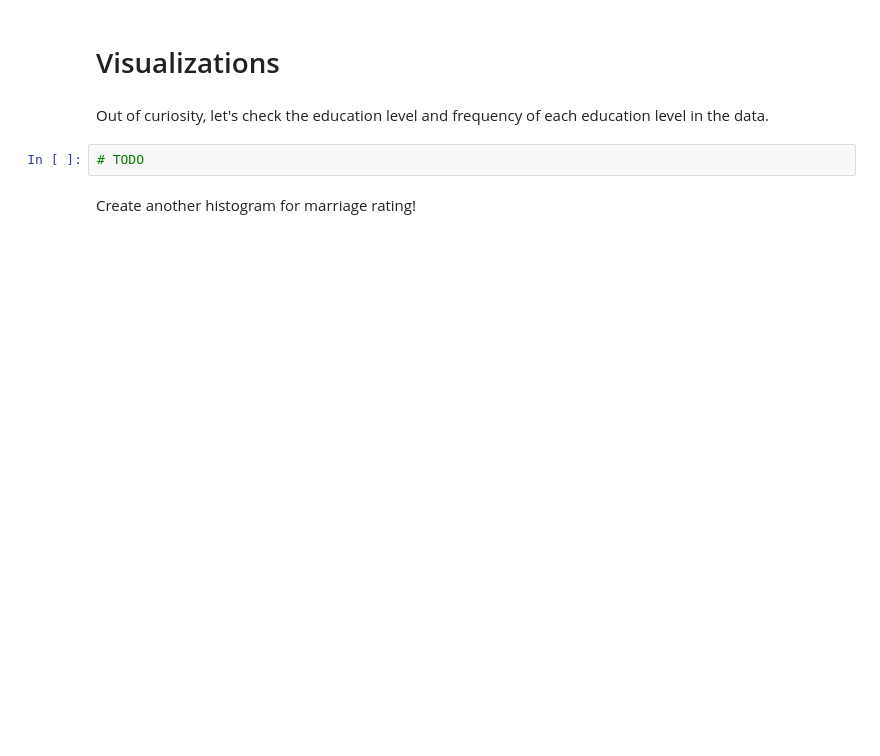
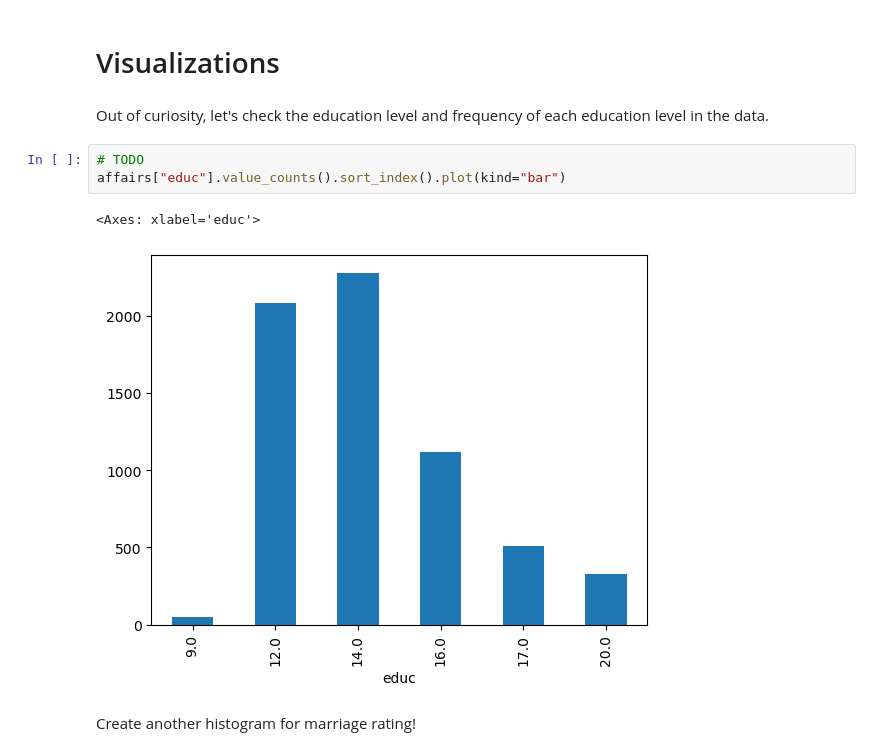
Before and after one commit to kyun33/JCP26Notebooks, a Jupyter notebook: Week_5_Logistic_Regression_Decision_Trees.ipynb, the cells around one changed output. Saved outputs shown, nothing was run; the diff lists cells and outputs as text; blank space fills up the shorter version.

```diff
--- a/Week_5_Logistic_Regression_Decision_Trees.ipynb
+++ b/Week_5_Logistic_Regression_Decision_Trees.ipynb
@@ -39,8 +68,12 @@ You should see three variables that increase as the marriage rating declines. Wh
 # Visualizations
 # %% [markdown]
 Out of curiosity, let's check the education level and frequency of each education level in the data.
-# %%
-# TODO
+# %%
+# TODO
+affairs["educ"].value_counts().sort_index().plot(kind="bar")
+# %% [output]
+<Axes: xlabel='educ'>
+[figure, added]
 # %% [markdown]
 Create another histogram for marriage rating!
 # %%
```
Also changed, not shown: parts of 30 cells of this notebook.
